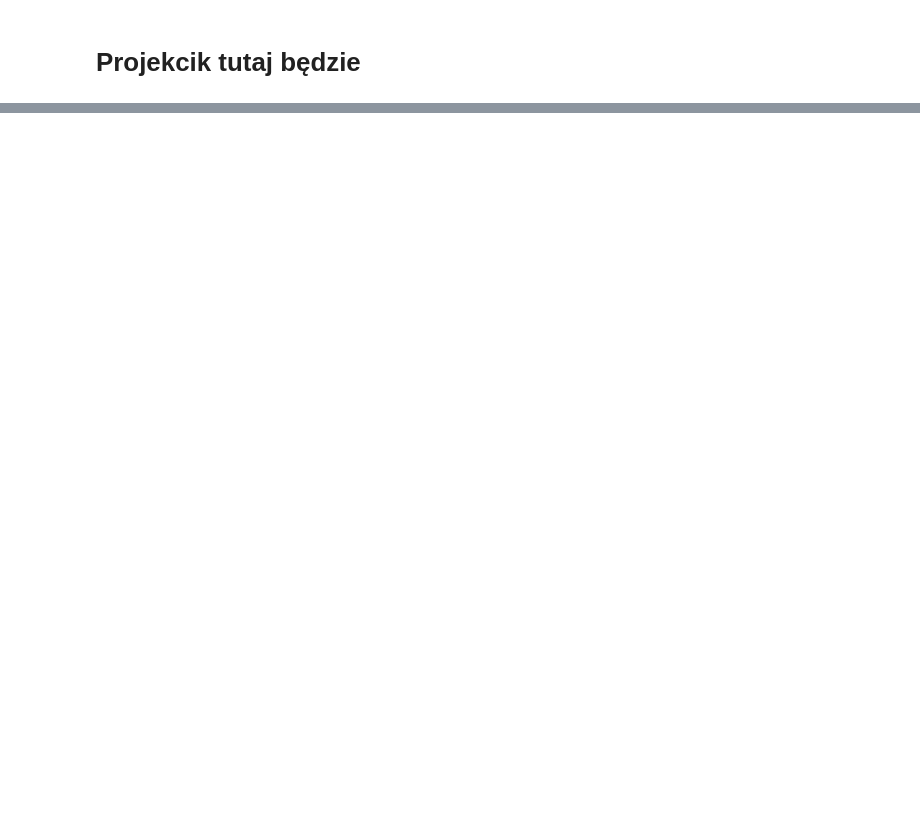
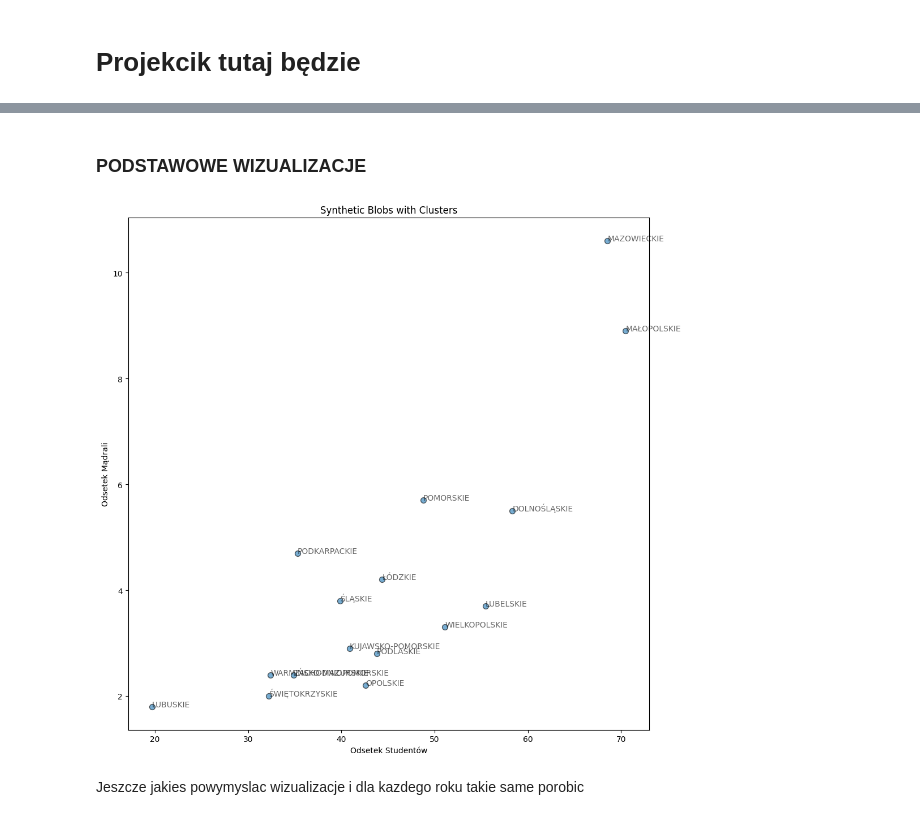
Before and after one commit to Dnsflr/Ekonometria-projekt, a Jupyter notebook: calculations.ipynb, the cells around one changed output, grey strips where cells are left out. Drawn from its saved outputs; the diff is of its cells as text; code cells hidden in the pictures; blank space fills up the shorter version.

```diff
--- a/calculations.ipynb
+++ b/calculations.ipynb
@@ -37,0 +233,36 @@ memory usage: 1.3+ KB
+# %% [markdown]
+### PODSTAWOWE WIZUALIZACJE
+# %%
+plt.figure(figsize=(30, 10))
+plt.subplot(1, 3, 1)
+
+# Scatter plot
+plt.scatter(
+    df_2014['Absolwenci_10_tys'],
+    df_2014['Badacze'],
+    s=50,
+    alpha=0.6,
+    edgecolor='k'
+)
+
+# Dodanie nazw województw jako etykiet
+for i, row in df_2014.iterrows():
+    plt.text(
+        row['Absolwenci_10_tys'],
+        row['Badacze'],
+        row['Nazwa'],
+        fontsize=10,
+        alpha=0.6
+    )
+
+# Opisy osi i tytuł
+plt.title('Synthetic Blobs with Clusters')
+plt.xlabel('Odsetek Studentów')
+plt.ylabel('Odsetek Mądrali')
+
+plt.tight_layout()
+plt.show()
+# %% [output]
+[figure, added]
+# %% [markdown]
+Jeszcze jakies powymyslac wizualizacje i dla kazdego roku takie same porobic
```
Also changed, not shown: parts of 18 cells of this notebook.
